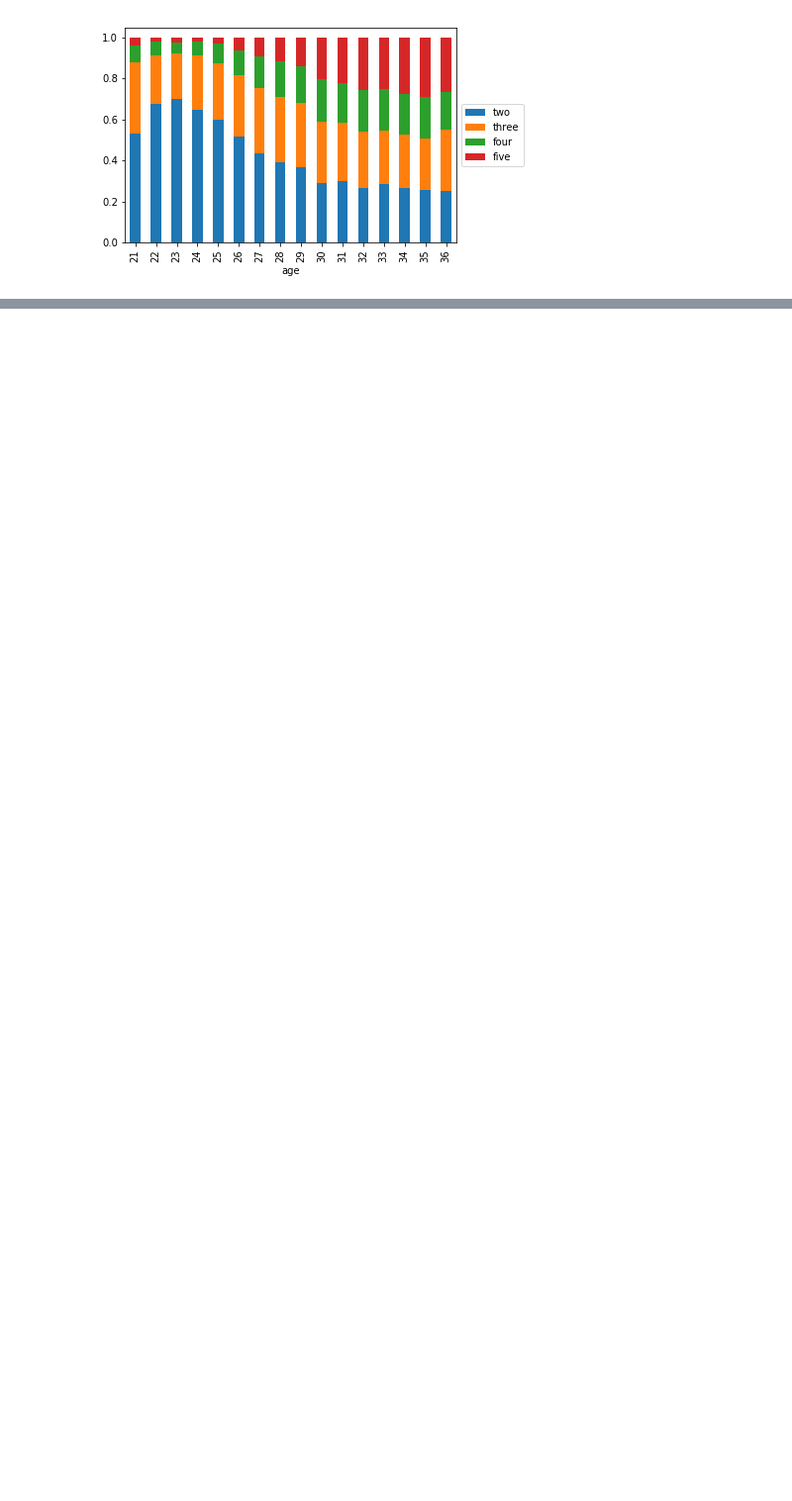
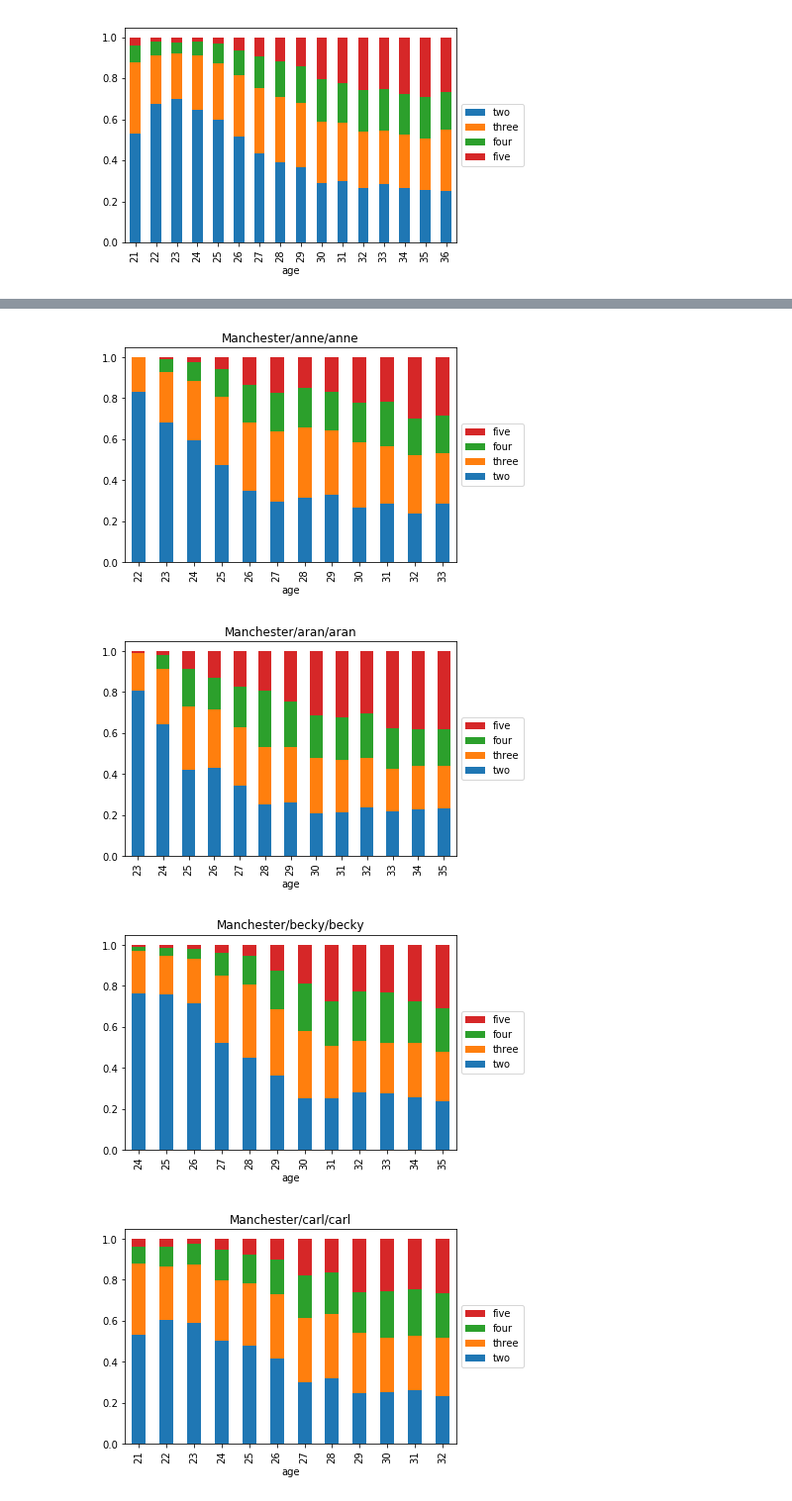
Before and after one commit to qxu1994/Two-word-stage, a Jupyter notebook: Manchester.ipynb, the cells around one changed output, grey strips where cells are left out. Shown at 99% size. Saved outputs shown, nothing was run; the diff lists cells and outputs as text; code cells hidden in the pictures; blank space fills up the shorter version.

```diff
--- a/Manchester.ipynb
+++ b/Manchester.ipynb
@@ -189,0 +118,12 @@ plt.show()
+# %%
+df_perno1['corpus'] = df_perno1.fname.str[0:-7]
+# %%
+children = df_perno1.corpus.unique()
+# %%
+for child in children:
+    per_child(df_perno1, child, 'age')
+# %% [output]
+[figure, added]
+[figure, added]
+[figure, added]
+[figure, added]
```
Also changed, not shown: parts of 35 cells of this notebook.
